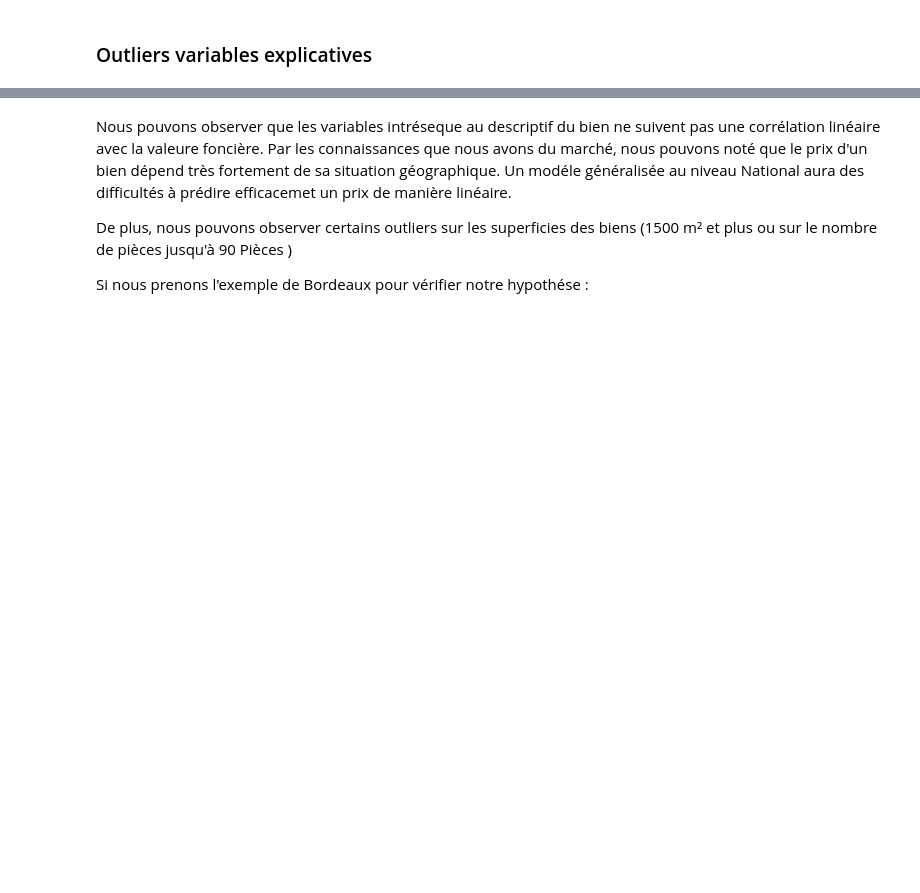
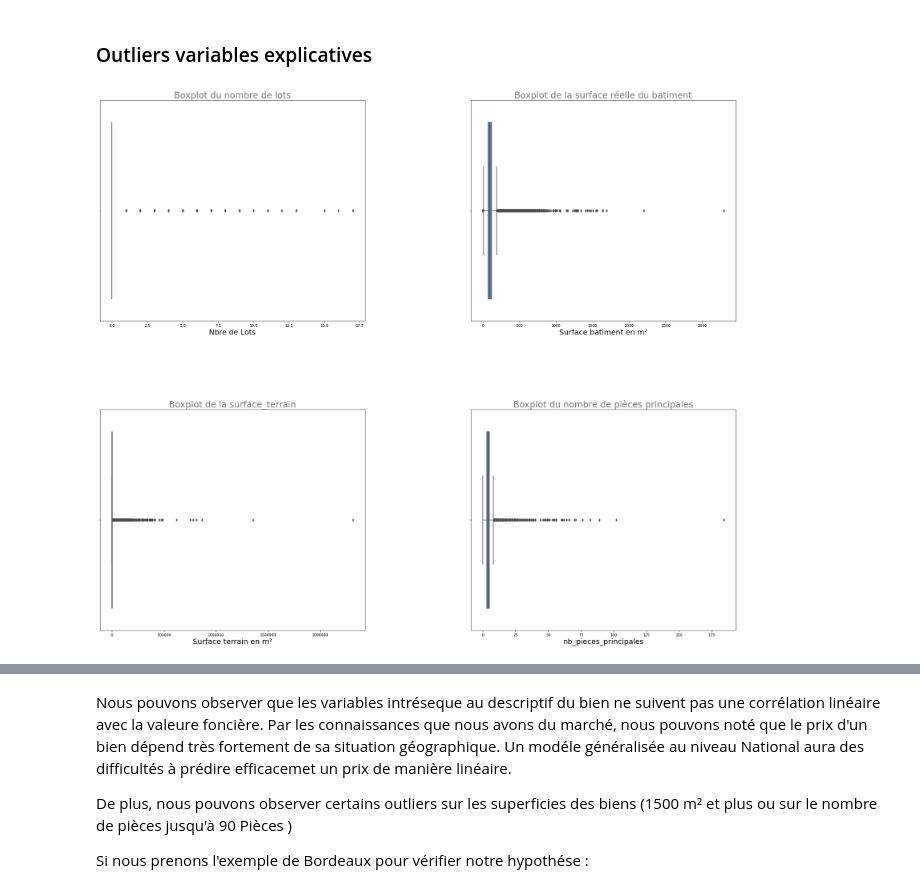
Before and after one commit to PierreBeylard/house_prediction, a Jupyter notebook: notebooks/Modele Vf - Full data set et binarisation variables.ipynb, the cells around one changed output, grey strips where cells are left out. Drawn from its saved outputs; the diff is of its cells as text; code cells hidden in the pictures; blank space fills up the shorter version.

```diff
--- a/notebooks/Modele Vf - Full data set et binarisation variables.ipynb
+++ b/notebooks/Modele Vf - Full data set et binarisation variables.ipynb
@@ -339,2 +349,3 @@ print(f"La méthodologie Z-Score suprimerait {df_wo_outliers['to_drop_zscore'].s
 # %%
 df_wo_outliers = df_wo_outliers[df_wo_outliers['to_drop_interquartile']==0]
+df_wo_outliers = df_wo_outliers[df_wo_outliers['to_drop_zscore']==0]
@@ -341,3 +363,9 @@ df_wo_outliers = df_wo_outliers[df_wo_outliers['to_drop_interquartile']==0]
+# %%
+## suppression à la main des outliers ci dessus :
+df_wo_outliers = df_wo_outliers[df_wo_outliers['prix_m2']<100000]
+# %%
+df['prix_m2_k€']= df['prix_m2']/1000
+df_wo_outliers['prix_m2_k€']= df_wo_outliers['prix_m2']/1000
 # %%
 df_bordeaux = df[df["clean_code_commune"]=='33063']
 # %%
@@ -439 +428,49 @@ plt.show()
+# %%
+fig, axes  = plt.subplots(2, 2, figsize=(30,25))
+sns.set(font_scale=2)
+plt.subplots_adjust(left=0.1,
+                    bottom=0.1,
+                    right=0.9,
+                    top=0.9,
+                    wspace=0.4,
+                    hspace=0.4)
+
+sns.boxplot(data=df, x='Nb_lots', ax = axes[0,0])
+axes[0,0].set_title(f"Boxplot du nombre de lots", color ="#737372")
+axes[0,0].patch.set_alpha(0)
+axes[0,0].tick_params(axis='x', colors='black')
+axes[0,0].tick_params(axis='y', colors='black')
+axes[0,0].set_xlabel("Nbre de Lots", fontsize = 20)
+
+sns.boxplot(data=df, x='surface_terrain', ax = axes[1,0])
+axes[1,0].patch.set_alpha(0)
+axes[1,0].set_title(f"Boxplot de la surface_terrain", color ="#737372")
+axes[1,0].tick_params(axis='x', colors='black')
+axes[1,0].tick_params(axis='y', colors='black')
+axes[1,0].set_xlabel("Surface terrain en m²", fontsize = 20)
+
+
+sns.boxplot(data=df, x='surface_reelle_bati', ax = axes[0,1])
+axes[0,1].set_title(f"Boxplot de la surface réelle du batiment", color ="#737372")
+axes[0,1].patch.set_alpha(0)
+axes[0,1].tick_params(axis='x', colors='black')
+axes[0,1].tick_params(axis='y', colors='black')
+axes[0,1].set_xlabel("Surface batiment en m²", fontsize = 20)
+
+sns.boxplot(data=df, x='nb_pieces_principales', ax = axes[1,1])
+axes[1,1].set_title(f"Boxplot du nombre de pièces principales", color ="#737372")
+axes[1,1].patch.set_alpha(0)
+axes[1,1].tick_params(axis='x', colors='black')
+axes[1,1].tick_params(axis='y', colors='black')
+axes[1,1].set_xlabel("nb_pieces_principales", fontsize = 20)
+
+#fig.tight_layout()
+
+axes[0,0].ticklabel_format(style='plain', useOffset=False, axis='x')
+axes[1,0].ticklabel_format(style='plain', useOffset=False, axis='x')
+axes[0,1].ticklabel_format(style='plain', useOffset=False, axis='x')
+axes[1,1].ticklabel_format(style='plain', useOffset=False, axis='x')
+fig.show()
+# %% [output]
+[figure, added]
 # %%
```
Also changed, not shown: parts of 118 cells of this notebook, 2 other files.
